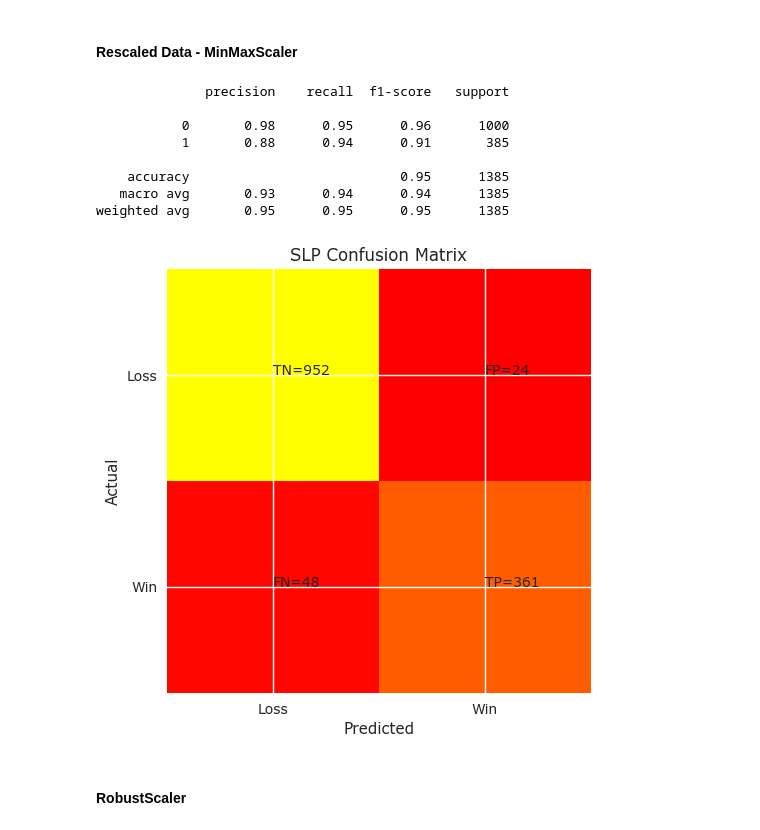
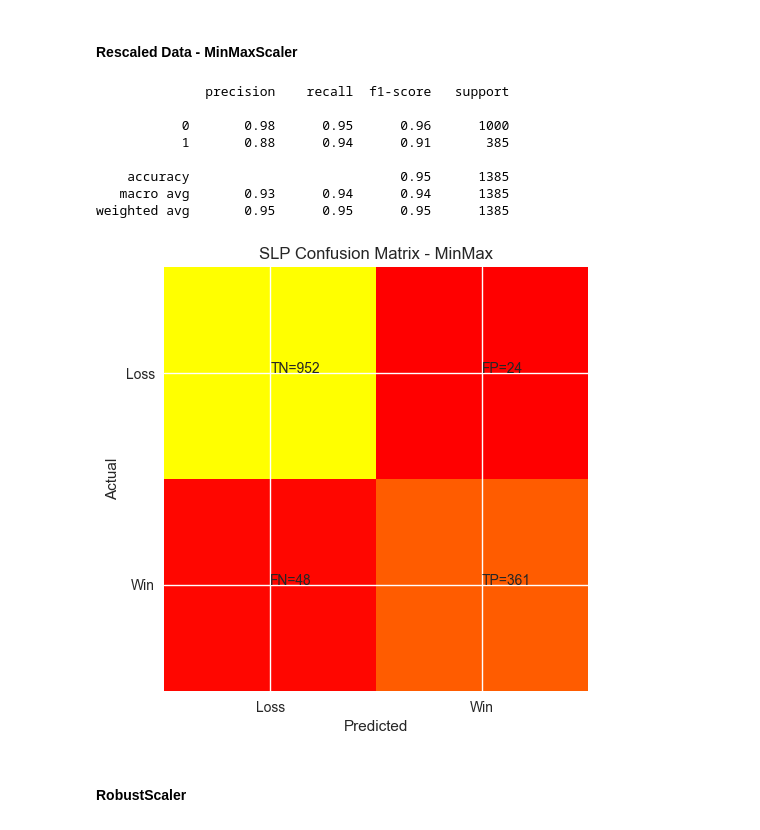
Before and after one commit to neophyte577/campaign-finance-analysis-house-2016, a Jupyter notebook: analysis/primary-analysis-larger-dataset/house_campaign_finance_analysis_2016.ipynb, the cells around one changed output. Drawn from its saved outputs; the diff is of its cells as text; code cells hidden in the pictures.

```diff
--- a/analysis/primary-analysis-larger-dataset/house_campaign_finance_analysis_2016.ipynb
+++ b/analysis/primary-analysis-larger-dataset/house_campaign_finance_analysis_2016.ipynb
@@ -954,11 +1045,13 @@ print('Loser count of untrimmed data:', np.shape(house[house['winner']==0])[0])
 print('Incumbency counts:\n', house['inc'].value_counts().reindex(['Incumbent', 'Challenger', 'Open'], fill_value=0).rename_axis('') )
 print()
 
-house['inc'] = house['inc'].map(inc_map)
+X = house[['tot_rec', 'inc']].copy(deep=True)
+X['inc'] = X['inc'].map(inc_map)
+X['intercept'] = 1
 
-house['intercept'] = 1
+y = house['winner'].copy(deep=True)
 
-model = sm.Logit(house['winner'], house[['intercept', 'tot_rec', 'inc']])
+model = sm.Logit(y, X)
 result = model.fit(cov_type='HC3')
 
 print(result.summary())
@@ -966,10 +1059,6 @@ print()
 
 marginal_effects = result.get_margeff()
 print(marginal_effects.summary())
-
-house['inc'] = house['inc'].map({v:k for k,v in inc_map.items()})
-
-house.drop('intercept', axis='columns', inplace=True)
 # %% [output]
 Winner count of untrimmed data: 409
 Loser count of untrimmed data: 976
@@ -1066,16 +1191,12 @@ i.e., **an additional $100,000.00 in campaign contributions increases a candidat
 # %%
 from statsmodels.stats.outliers_influence import variance_inflation_factor
 
-house['inc'] = house['inc'].map(inc_map)
-
-X = house.copy(deep=True)
-X = X[['tot_rec','inc']]
+X = house[['tot_rec','inc']].copy(deep=True)
+X['inc'] = X['inc'].map(inc_map)
 vif_data = pd.DataFrame()
 vif_data["Variable"] = X.columns
 vif_data["VIF"] = [variance_inflation_factor(X.values, i) for i in range(X.shape[1])]
 print(vif_data)
-
-house['inc'] = house['inc'].map({v:k for k,v in inc_map.items()})
 # %% [output]
   Variable       VIF
 0  tot_rec  1.510772
@@ -1166,0 +1370,23 @@ i.e., **an additional $100,000.00 in campaign contributions increases a challeng
+# %%
+from scipy.interpolate import interp1d
+
+fpr, tpr, thresholds = roc_curve(y, result.predict(X))
+roc_auc = auc(fpr, tpr)
+print(f'Area under the ROC curve: {roc_auc.round(3)}')
+
+fpr_interp = np.linspace(0, 1, 100)
+tpr_interp = interp1d(fpr, tpr, kind='linear')(fpr_interp)
+
+sns.set_style('darkgrid')
+plt.figure(figsize=(8, 6))
+sns.lineplot(x=fpr_interp, y=tpr_interp, label='ROC curve (area = {:.2f})'.format(roc_auc), color='#4682B4', lw=1.5)
+sns.lineplot(x=[0, 1], y=[0, 1], label='Random guess', color='red', linestyle='--', lw=1)
+plt.xlim([0.0, 1.0])
+plt.ylim([0.0, 1.05])
+plt.xlabel('False Positive Rate')
+plt.ylabel('True Positive Rate')
+plt.title('Receiver Operating Characteristic (ROC) Curve')
+plt.legend(loc='lower right')
+plt.grid(True)
+plt.savefig('../../results/larger-dataset/tables/roc_plot_logistic_regression_open_contenders_and_challengers_undersampled.png')
+plt.show()
@@ -1229,35 +1466,35 @@ perceptron.fit(X_mm, y)
 matrix = confusion_matrix(y, perceptron.predict(X_mm))
 
 plt.clf()
 plt.imshow(matrix, interpolation='nearest', cmap=plt.cm.autumn)
 
-plt.title('SLP Confusion Matrix')
+plt.title('SLP Confusion Matrix - MinMax')
 plt.ylabel('Actual')
 plt.xlabel('Predicted')
 
 target = ['Loss','Win']
 ticks = [0,1]
 plt.xticks(ticks, target)
 plt.yticks(ticks, target)
 
 labels = [['TN','FP'], ['FN', 'TP']]
 
 for j in range(2):
     for k in range(2):
         plt.text(k,j, str(labels[j][k]) + '=' + str(matrix[j][k]))
 
 print(classification_report(perceptron.predict(X_mm), y))
 plt.show()
 # %% [output]
               precision    recall  f1-score   support
 
            0       0.98      0.95      0.96      1000
            1       0.88      0.94      0.91       385
 
     accuracy                           0.95      1385
    macro avg       0.93      0.94      0.94      1385
 weighted avg       0.95      0.95      0.95      1385
-[figure, old version]
+[figure, new version]
 # %% [markdown]
 #### RobustScaler
 # %%
```
Also changed, not shown: parts of 54 cells of this notebook, 31 other files.
